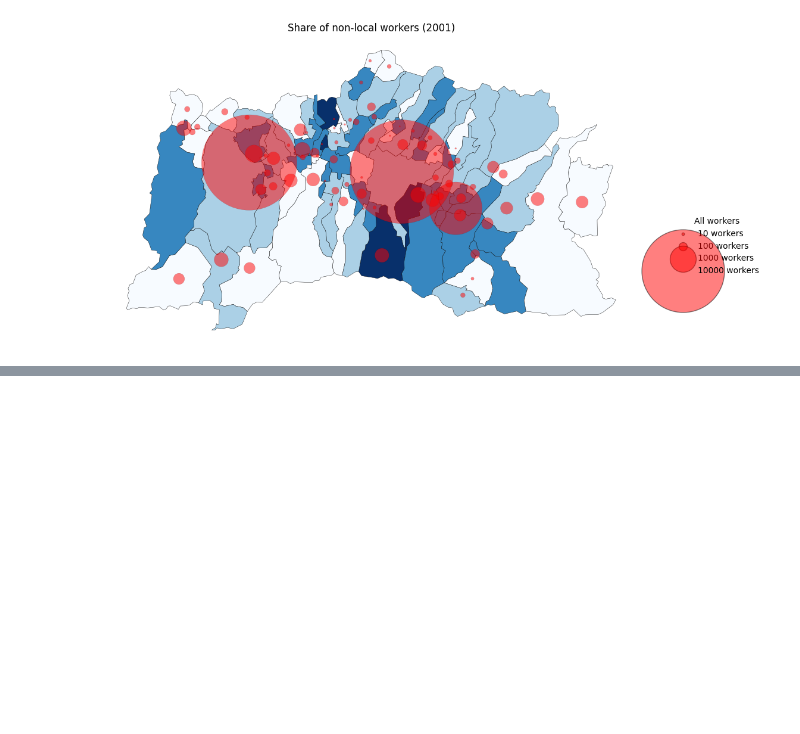
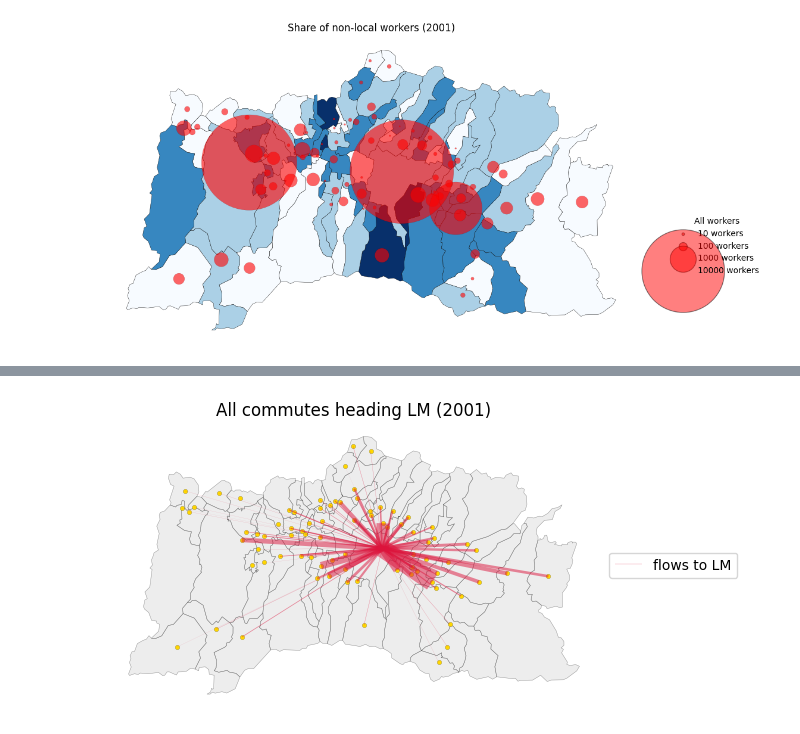
Before and after one commit to dbelohonov/maps_liptov, a Jupyter notebook: notebooks/comparison2.ipynb, the cells around one changed output, grey strips where cells are left out. Drawn from its saved outputs; the diff is of its cells as text; code cells hidden in the pictures; blank space fills up the shorter version.

```diff
--- a/notebooks/comparison2.ipynb
+++ b/notebooks/comparison2.ipynb
@@ -697,0 +687,79 @@ plt.show()
+# %%
+commute01 = commute01.merge(
+    map2,
+    left_on = "obecA",
+    right_on = "IDN4",
+    how = "right"
+).rename(columns = {"NM4": "obecA_nazov"})
+commuting01 = commute01.merge(
+    map2,
+    left_on = "obecB",
+    right_on = "IDN4",
+    how = "right"
+).rename(columns = {"NM4": "obecB_nazov"})
+# print(commute1.head())
+
+print(commuting01.head())
+commuting01 = commuting01.merge(
+    obce_gdf[["kod", "x", "y"]],
+    left_on = "obecA",
+    right_on = "kod",
+    how = "left"
+).rename(columns={"x": "start_x", "y": "start_y", "kod": "kod_start"})
+
+commuting_01 = commuting01.merge(
+    obce_gdf[["kod", "x", "y"]],
+    left_on = "obecB",
+    right_on = "kod",
+    how = "left"
+).rename(columns={"x": "end_x", "y": "end_y", "kod": "kod_dest"})
+commuting01_gdf = gpd.GeoDataFrame(
+    commuting_01,
+    geometry=[Point(xy) for xy in zip(commuting_01["start_x"], commuting_01["start_y"])],
+    crs="EPSG:5514"
+)
+# print(commuting_gdf.head())
+
+background = gpd.read_file(r"../data/geo/liptov.shp")
+
+commuting_01["geometry"] = commuting_01.apply(
+    lambda row: LineString([(row["start_x"], row["start_y"]), (row["end_x"], row["end_y"])]),
+    axis = 1
+)
+line_gdf = gpd.GeoDataFrame(commuting_01, geometry = "geometry", crs="EPSG:5514")
+
+flows_510262 = line_gdf[line_gdf["kod_dest"] == "510262"]
+plt.figure(figsize = (11.69, 8.27))
+ax = background.plot(
+    alpha = 0.4,
+    edgecolor = "black",
+    color = "lightgray",
+    linewidth = 0.3
+)
+flows_510262.plot(
+    ax = ax,
+    linewidth = flows_510262["pocet01"]/50,
+    alpha = 0.5,
+    color = "crimson",
+    label = "flows to LM"
+)
+obce_gdf.plot(
+    ax = plt.gca(),
+    color = "gold",
+    markersize = 10.0,
+    edgecolor = "black",
+    linewidth = 0.1
+)
+plt.legend(
+    loc = "center left",
+    bbox_to_anchor = (1, 0.5),
+    frameon = True
+)
+
+plt.title("All commutes heading LM (2001)")
+plt.axis(False)
+plt.grid(False)
+
+# plt.savefig("../result_maps/flows/LM_flows_2001.pdf", format = "pdf", dpi = 300, bbox_inches = "tight")
+plt.show()
+# %% [output]
@@ -697,0 +787 @@ plt.show()
+[figure, added]
```
Also changed, not shown: parts of 16 cells of this notebook, 4 other files.
